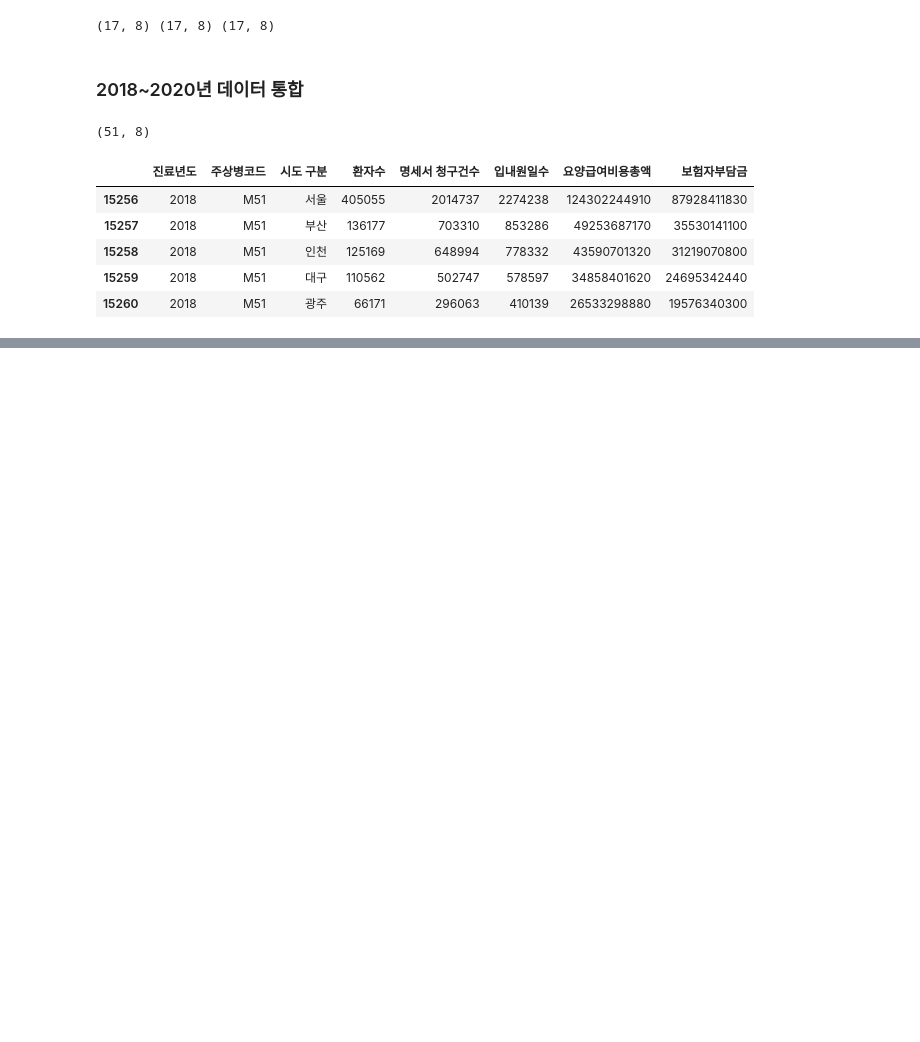
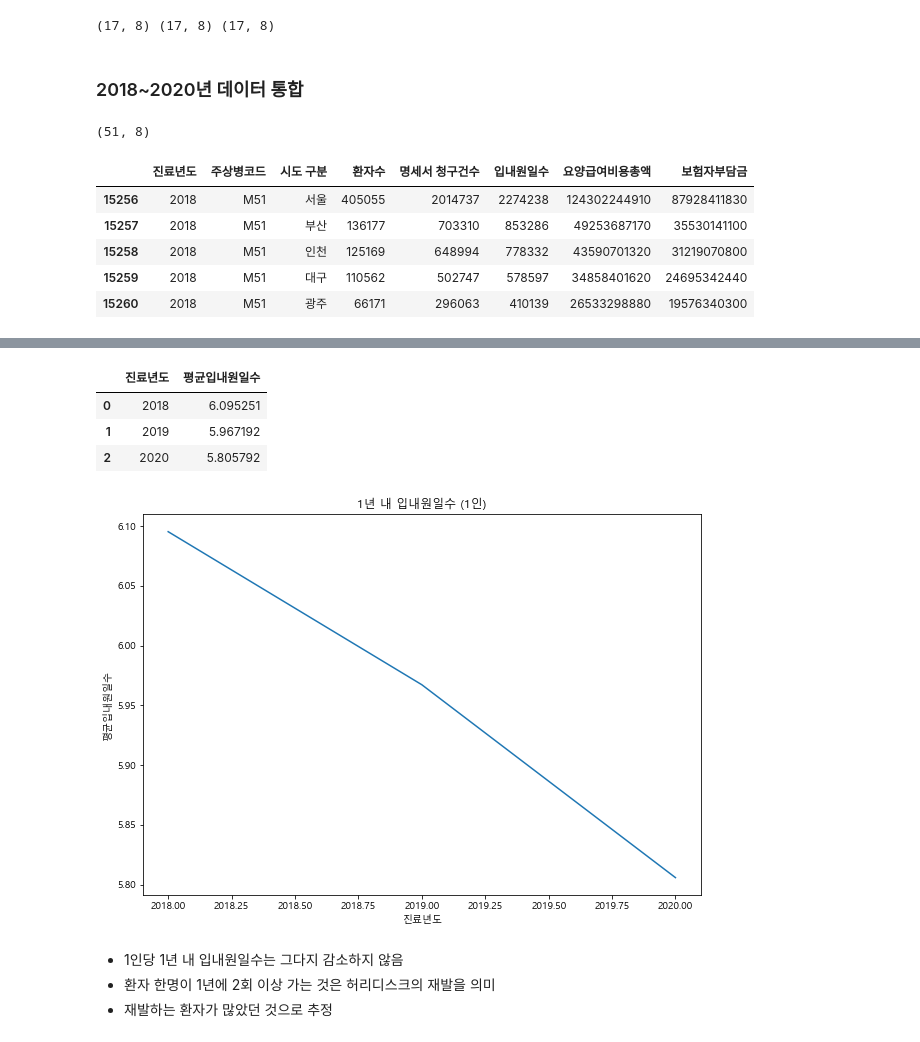
Before and after one commit to chester911/MainProjects, a Jupyter notebook: health/lowerbackPain/lower_back_pain.ipynb, the cells around one changed output, grey strips where cells are left out. Drawn from its saved outputs; the diff is of its cells as text; code cells hidden in the pictures; blank space fills up the shorter version.

```diff
--- a/health/lowerbackPain/lower_back_pain.ipynb
+++ b/health/lowerbackPain/lower_back_pain.ipynb
@@ -62,0 +162,4 @@ lb.head()
+# %%
+lb_1= lb[['진료년도', '시도 구분', '환자수', '입내원일수']]
+lb_1['평균입내원일수']= lb_1['입내원일수']/ lb_1['환자수']
+lb_1.head()
@@ -62,0 +173,19 @@ lb.head()
+# %%
+mean_diag= lb_1.groupby('진료년도')['평균입내원일수'].mean().reset_index()
+mean_diag.head()
+# %% [output]
+|  | 진료년도 | 평균입내원일수 |
+| 0 | 2018 | 6.095251 |
+| 1 | 2019 | 5.967192 |
+| 2 | 2020 | 5.805792 |
+# %%
+plt.figure(figsize= (10, 7))
+sns.factorplot(data= mean_diag, x= '진료년도', y= '평균입내원일수')
+plt.title('1년 내 입내원일수 (1인)')
+plt.show()
+# %% [output]
+[figure, added]
+# %% [markdown]
+* 1인당 1년 내 입내원일수는 그다지 감소하지 않음
+* 환자 한명이 1년에 2회 이상 가는 것은 허리디스크의 재발을 의미
+* 재발하는 환자가 많았던 것으로 추정
```
Also changed, not shown: parts of 33 cells of this notebook, 3 other files.
